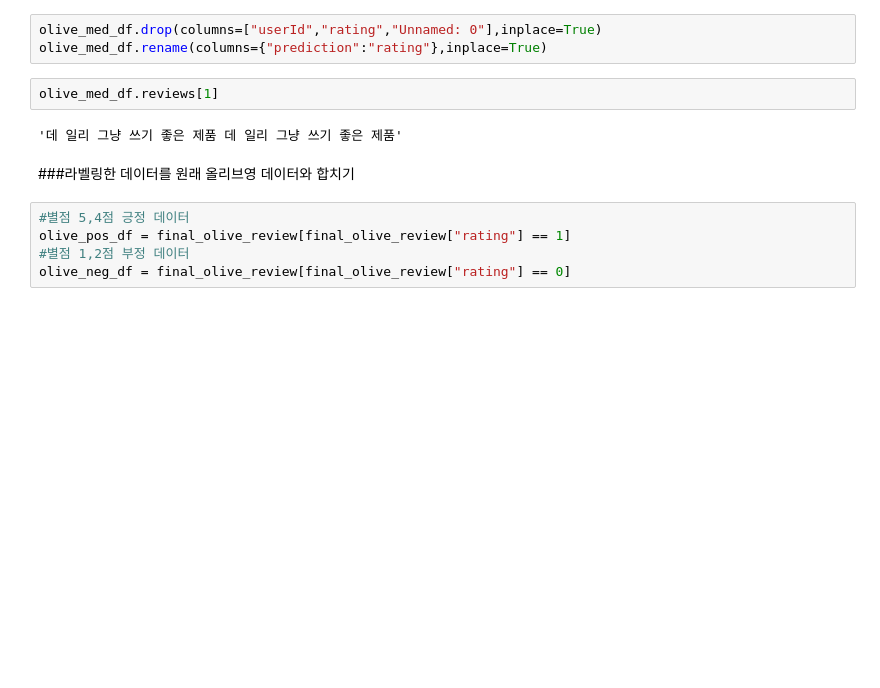
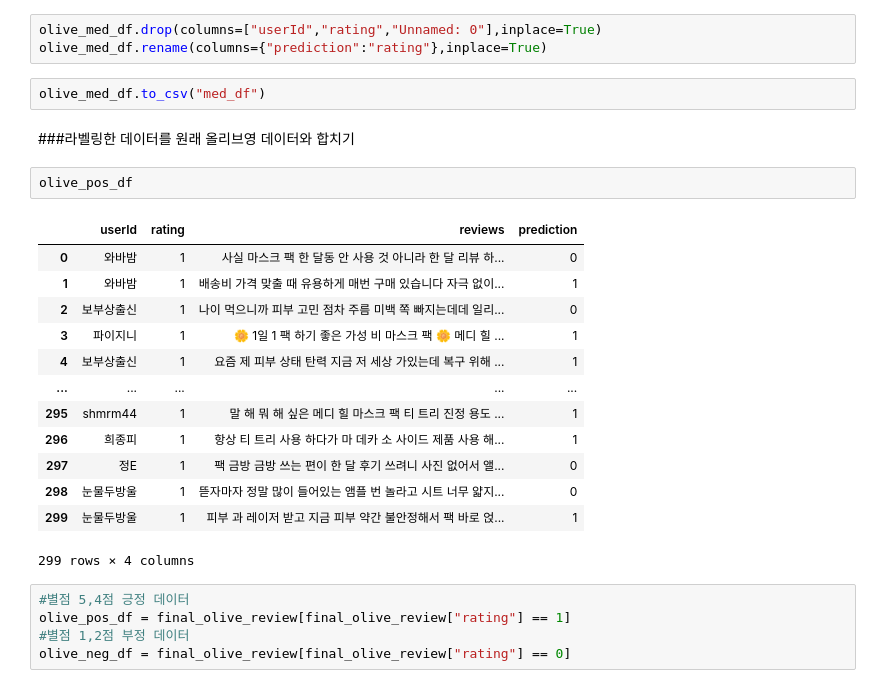
Before and after one commit to wonmyeong/olive-young, a Jupyter notebook: SVM_oliveyoung.ipynb, the cells around one changed output. Drawn from its saved outputs; the diff is of its cells as text; blank space fills up the shorter version.

```diff
--- a/SVM_oliveyoung.ipynb
+++ b/SVM_oliveyoung.ipynb
@@ -274,12 +330,26 @@ olive_med_df['prediction'] = predicted_classes
 # %%
 olive_med_df.drop(columns=["userId","rating","Unnamed: 0"],inplace=True)
 olive_med_df.rename(columns={"prediction":"rating"},inplace=True)
-# %%
-olive_med_df.reviews[1]
-# %% [output]
-'데 일리 그냥 쓰기 좋은 제품 데 일리 그냥 쓰기 좋은 제품'
+# %%
+olive_med_df.to_csv("med_df")
 # %% [markdown]
 ###라벨링한 데이터를 원래 올리브영 데이터와 합치기
+# %%
+olive_pos_df
+# %% [output]
+|  | userId | rating | reviews | prediction |
+| 0 | 와바밤 | 1 | 사실 마스크 팩 한 달동 안 사용 것 아니라 한 달 리뷰 하... | 0 |
+| 1 | 와바밤 | 1 | 배송비 가격 맞출 때 유용하게 매번 구매 있습니다 자극 없이... | 1 |
+| 2 | 보부상출신 | 1 | 나이 먹으니까 피부 고민 점차 주름 미백 쪽 빠지는데데 일리... | 0 |
+| 3 | 파이지니 | 1 | 🌼 1일 1 팩 하기 좋은 가성 비 마스크 팩 🌼 메디 힐 ... | 1 |
+| 4 | 보부상출신 | 1 | 요즘 제 피부 상태 탄력 지금 저 세상 가있는데 복구 위해 ... | 1 |
+| ... | ... | ... | ... | ... |
+| 295 | shmrm44 | 1 | 말 해 뭐 해 싶은 메디 힐 마스크 팩 티 트리 진정 용도 ... | 1 |
+| 296 | 희종피 | 1 | 항상 티 트리 사용 하다가 마 데카 소 사이드 제품 사용 해... | 1 |
+| 297 | 정E | 1 | 팩 금방 금방 쓰는 편이 한 달 후기 쓰려니 사진 없어서 앨... | 0 |
+| 298 | 눈물두방울 | 1 | 뜯자마자 정말 많이 들어있는 앰플 번 놀라고 시트 너무 얇지... | 0 |
+| 299 | 눈물두방울 | 1 | 피부 과 레이저 받고 지금 피부 약간 불안정해서 팩 바로 얹... | 1 |
+299 rows × 4 columns
 # %%
 #별점 5,4점 긍정 데이터
 olive_pos_df = final_olive_review[final_olive_review["rating"] == 1]
```
Also changed, not shown: parts of 31 cells of this notebook.
